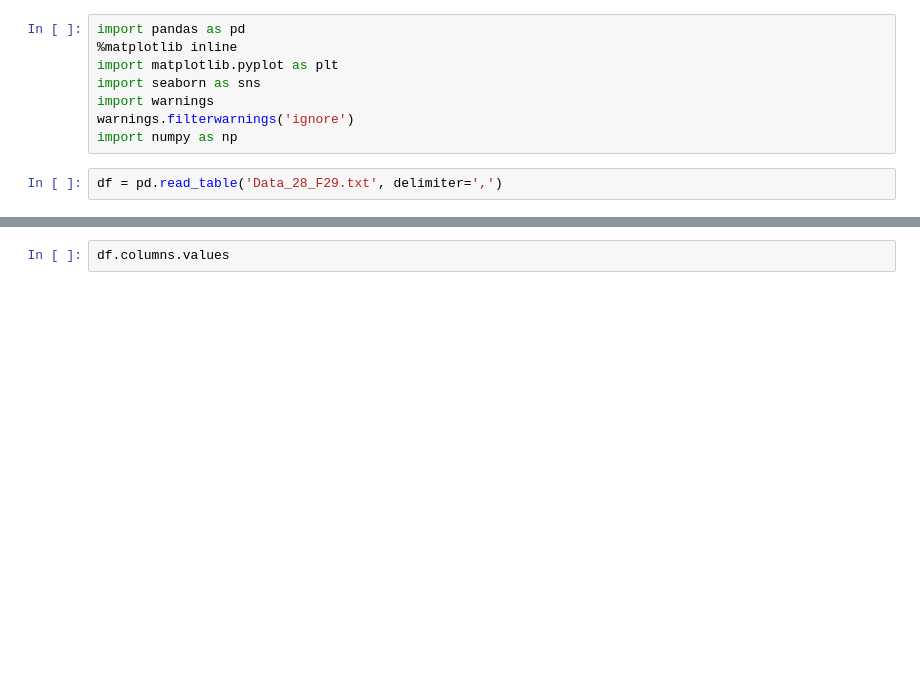
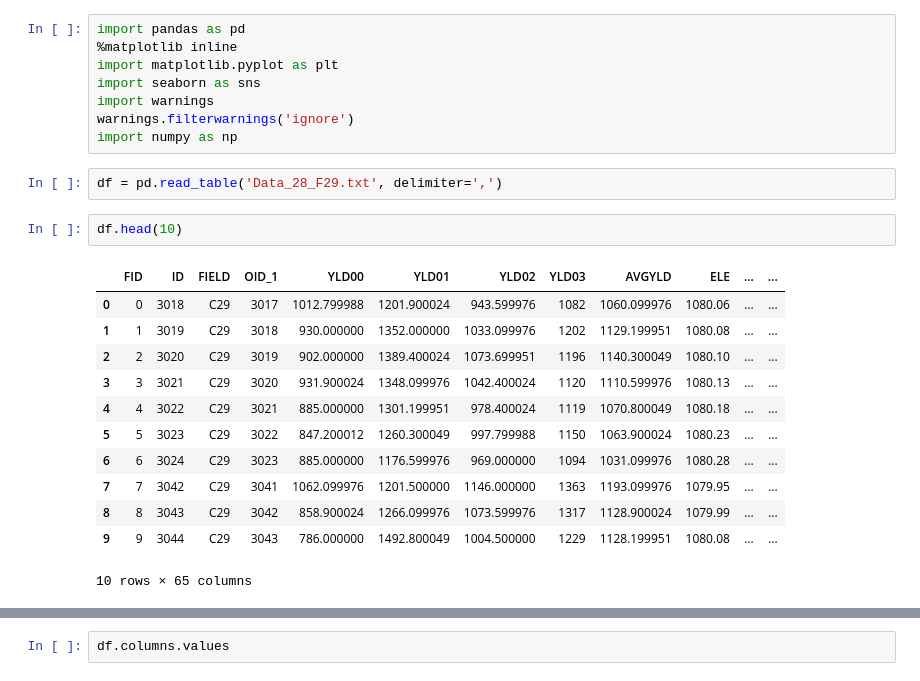
Before and after one commit to data-discovery-lab/cotton-prediction, a Jupyter notebook: cotton-prediction-baseline (MLP-SVM-Decision_tree-KNN).ipynb, the cells around one changed output, grey strips where cells are left out. Saved outputs shown, nothing was run; the diff lists cells and outputs as text; blank space fills up the shorter version.

```diff
--- a/cotton-prediction-baseline (MLP-SVM-Decision_tree-KNN).ipynb
+++ b/cotton-prediction-baseline (MLP-SVM-Decision_tree-KNN).ipynb
@@ -8,3 +8,18 @@ warnings.filterwarnings('ignore')
 import numpy as np
 # %%
 df = pd.read_table('Data_28_F29.txt', delimiter=',')
+# %%
+df.head(10)
+# %% [output]
+|  | FID | ID | FIELD | OID_1 | YLD00 | YLD01 | YLD02 | YLD03 | AVGYLD | ELE | ... | ... |
+| 0 | 0 | 3018 | C29 | 3017 | 1012.799988 | 1201.900024 | 943.599976 | 1082 | 1060.099976 | 1080.06 | ... | ... |
+| 1 | 1 | 3019 | C29 | 3018 | 930.000000 | 1352.000000 | 1033.099976 | 1202 | 1129.199951 | 1080.08 | ... | ... |
+| 2 | 2 | 3020 | C29 | 3019 | 902.000000 | 1389.400024 | 1073.699951 | 1196 | 1140.300049 | 1080.10 | ... | ... |
+| 3 | 3 | 3021 | C29 | 3020 | 931.900024 | 1348.099976 | 1042.400024 | 1120 | 1110.599976 | 1080.13 | ... | ... |
+| 4 | 4 | 3022 | C29 | 3021 | 885.000000 | 1301.199951 | 978.400024 | 1119 | 1070.800049 | 1080.18 | ... | ... |
+| 5 | 5 | 3023 | C29 | 3022 | 847.200012 | 1260.300049 | 997.799988 | 1150 | 1063.900024 | 1080.23 | ... | ... |
+| 6 | 6 | 3024 | C29 | 3023 | 885.000000 | 1176.599976 | 969.000000 | 1094 | 1031.099976 | 1080.28 | ... | ... |
+| 7 | 7 | 3042 | C29 | 3041 | 1062.099976 | 1201.500000 | 1146.000000 | 1363 | 1193.099976 | 1079.95 | ... | ... |
+| 8 | 8 | 3043 | C29 | 3042 | 858.900024 | 1266.099976 | 1073.599976 | 1317 | 1128.900024 | 1079.99 | ... | ... |
+| 9 | 9 | 3044 | C29 | 3043 | 786.000000 | 1492.800049 | 1004.500000 | 1229 | 1128.199951 | 1080.08 | ... | ... |
+10 rows × 65 columns
```
Also changed, not shown: parts of 2 cells of this notebook, 5 other files.
